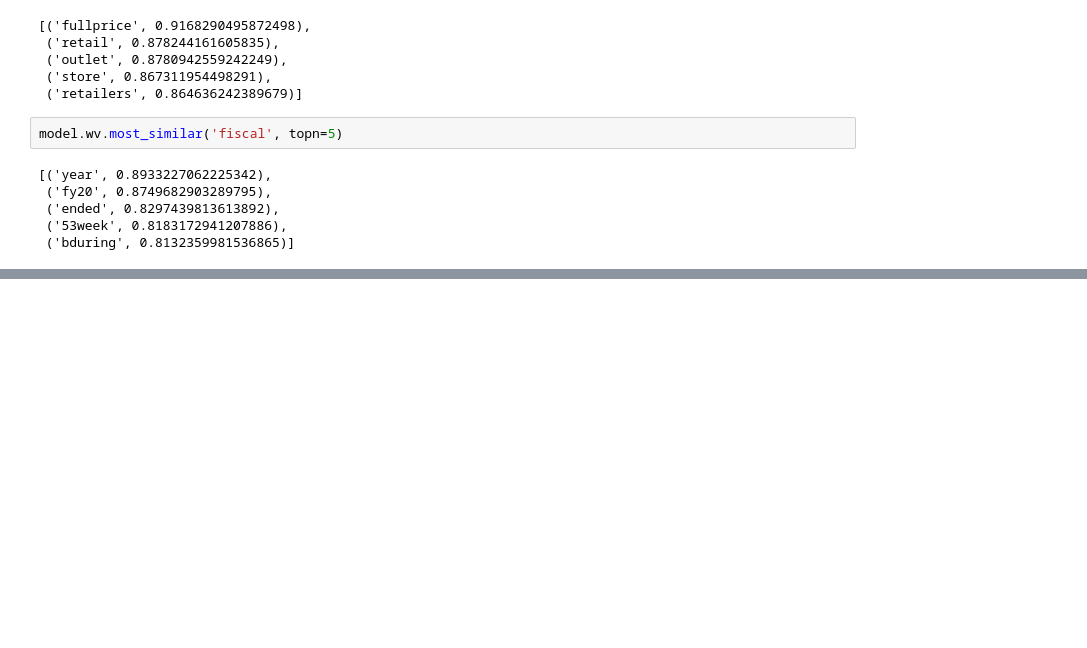
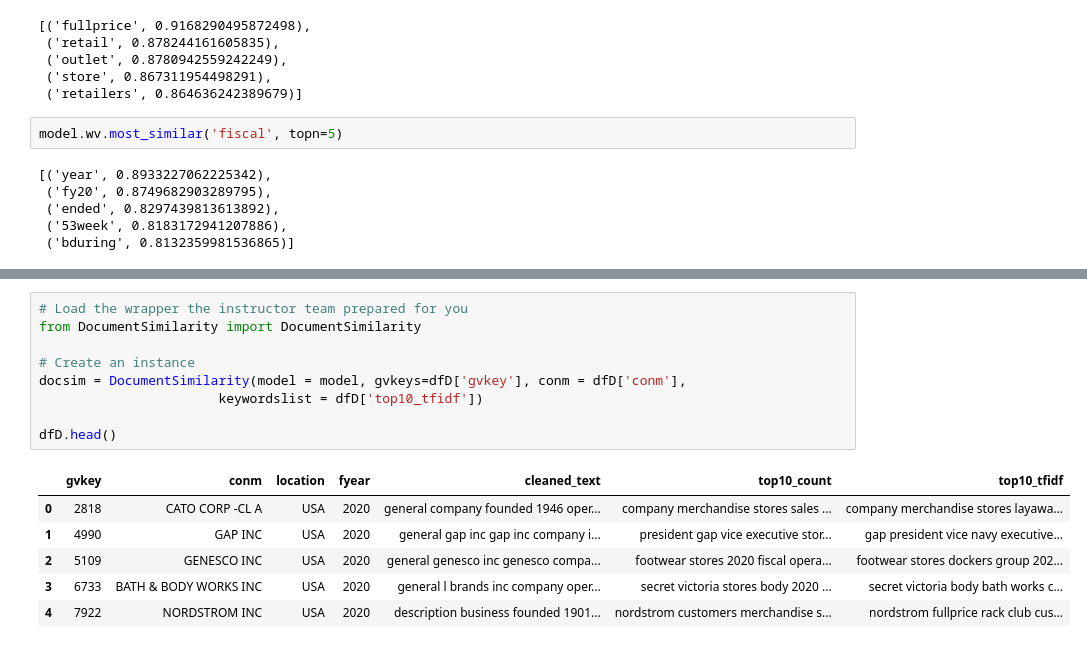
Before and after one commit to Yiling-Ji/BAIT508-Group12-Group-Project, a Jupyter notebook: Group Project.ipynb, the cells around one changed output, grey strips where cells are left out. Cells and saved outputs as stored; diff of their text form; blank space fills up the shorter version.

Commit message:
Update analysis in Group Project.ipynb

```diff
--- a/Group Project.ipynb
+++ b/Group Project.ipynb
@@ -530,0 +629,16 @@ model.wv.most_similar('fiscal', topn=5)
+# %%
+# Load the wrapper the instructor team prepared for you
+from DocumentSimilarity import DocumentSimilarity
+
+# Create an instance
+docsim = DocumentSimilarity(model = model, gvkeys=dfD['gvkey'], conm = dfD['conm'],
+                       keywordslist = dfD['top10_tfidf'])
+
+dfD.head()
+# %% [output]
+|  | gvkey | conm | location | fyear | cleaned_text | top10_count | top10_tfidf |
+| 0 | 2818 | CATO CORP -CL A | USA | 2020 | general company founded 1946 oper... | company merchandise stores sales ... | company merchandise stores layawa... |
+| 1 | 4990 | GAP INC | USA | 2020 | general gap inc gap inc company i... | president gap vice executive stor... | gap president vice navy executive... |
+| 2 | 5109 | GENESCO INC | USA | 2020 | general genesco inc genesco compa... | footwear stores 2020 fiscal opera... | footwear stores dockers group 202... |
+| 3 | 6733 | BATH & BODY WORKS INC | USA | 2020 | general l brands inc company oper... | secret victoria stores body 2020 ... | secret victoria body bath works c... |
+| 4 | 7922 | NORDSTROM INC | USA | 2020 | description business founded 1901... | nordstrom customers merchandise s... | nordstrom fullprice rack club cus... |
```
Also changed, not shown: parts of 8 cells of this notebook.
